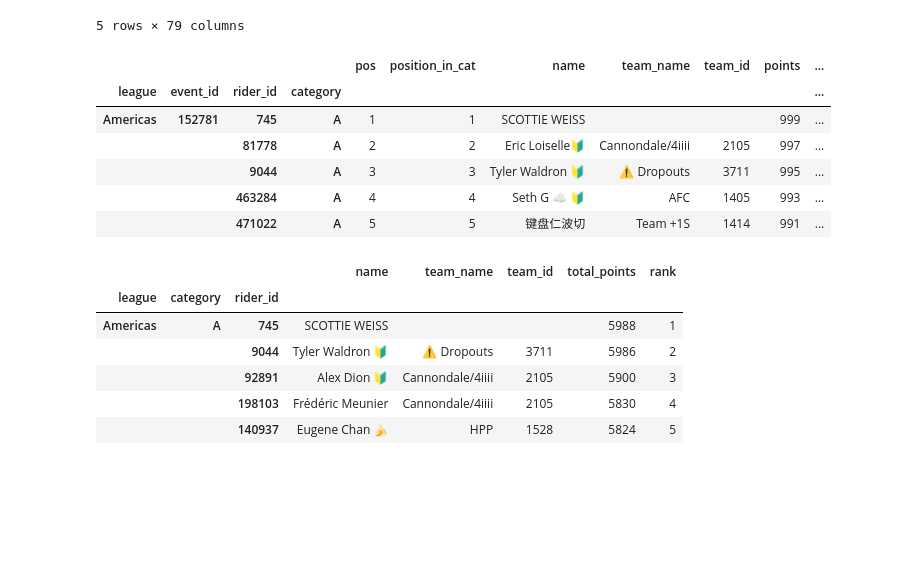
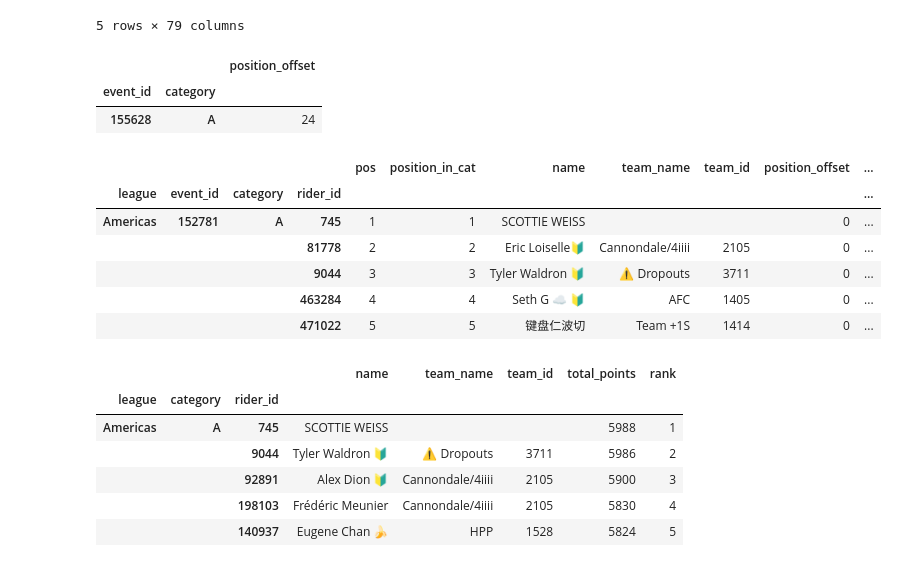
Before and after one commit to h4l/kiss-community-league-rider-ranks, a Jupyter notebook: kcl-rankings.ipynb, the cells around one changed output. Cells and saved outputs as stored; diff of their text form; code cells hidden in the pictures; blank space fills up the shorter version.

```diff
--- a/kcl-rankings.ipynb
+++ b/kcl-rankings.ipynb
@@ -24,3 +23,17 @@ league_ids = {
+# %%
+league_ids = {
+    'Americas': '102',
+    'Americas Women': '125',
+    'Europe': '100',
+    'Europe Women': '124',
+    'Pacific-Asia': '101'
+}
+
+# 24 riders were mistakenly DQ'd in the 2nd KCL Europe race ("conegate"), so points
+# are calculated with 25 onwards - i.e. 1st position is ranked like 25th.
+position_offsets = pd.DataFrame.from_records([
+    {'category': 'A', 'event_id': '155628', 'position_offset': 24}
+], index=['event_id', 'category'])
 # %%
 # Fetch all the data from ZP.
 # Note that ZP does provide individual rankings data via its API at:
@@ -78,41 +91,56 @@ def get_html_text(html_string):
     tree = etree.parse(StringIO(html_string), etree.HTMLParser())
     return tree.xpath('normalize-space()')
 
-def score_for_position(position_in_category):
-    return (1001 - position_in_category * 2)
+def score_for_position(placings):
+    effective_placing = placings['position_in_cat'] + placings['position_offset']
+    return 1001 - (effective_placing * 2)
+# %%
+position_offsets
+# %% [output]
+|  |  | position_offset |
+| event_id | category |  |
+| 155628 | A | 24 |
 # %%
 placings = (raw_placings[['event_id', 'rider_id', 'pos', 'position_in_cat',
                           'name', 'category', 'team_name', 'team_id', 'league']]
             .copy()
-            .set_index(['league', 'category', 'rider_id', 'event_id']))
+            .set_index(['event_id', 'category']))
+
+# position_offset adjusts actual finishing positions for scoring purposes (see conegate above)
+placings['position_offset'] = position_offsets
+placings['position_offset'] = placings['position_offset'].fillna(0).astype(int)
+
+placings = placings.reset_index().set_index(['league', 'category', 'rider_id', 'event_id'])
 
 # names are HTML encoded, (special chars are HTML entities), let's fix that
 placings['name'] = placings['name'].map(get_html_text)
 placings['team_name'] = placings['team_name'].map(get_html_text)
 
 # People without teams get '0' as a team ID - drop such IDs
 placings['team_id'] = placings.apply(lambda row: '' if row['team_name'] == '' and row['team_id'] == '0' else row['team_id'], axis=1)
 
+placings['position_offset'] = placings['position_offset'].fillna(0).astype(int)
+
 # Calculate the points earned by the rider's result
-placings['points'] = score_for_position(placings['position_in_cat'])
+placings['points'] = score_for_position(placings)
 
 placings = placings.join(events['ordinal']).rename(columns={'ordinal': 'event_ordinal'})
 
 # The rank position (1..n) of each event placing by score. We can take the top N ranked
 # points to get the top n results.
 placings['point_rank'] = (
     placings.sort_values(['league', 'category', 'rider_id', 'points', 'event_ordinal'],
                          ascending=[True, True, True, False, True])['points']
     .groupby(level=['league', 'category', 'rider_id'], sort=False)
     .rank(method='first', ascending=False, axis=1).astype(int))
 
 placings.head()
 # %% [output]
-|  |  |  |  | pos | position_in_cat | name | team_name | team_id | points | ... |
-| league | event_id | rider_id | category |  |  |  |  |  |  | ... |
-| Americas | 152781 | 745 | A | 1 | 1 | SCOTTIE WEISS |  |  | 999 | ... |
-|  |  | 81778 | A | 2 | 2 | Eric Loiselle🔰 | Cannondale/4iiii | 2105 | 997 | ... |
-|  |  | 9044 | A | 3 | 3 | Tyler Waldron 🔰 | ⚠️ Dropouts | 3711 | 995 | ... |
-|  |  | 463284 | A | 4 | 4 | Seth G ☁️ 🔰 | AFC | 1405 | 993 | ... |
-|  |  | 471022 | A | 5 | 5 | 键盘仁波切 | Team +1S | 1414 | 991 | ... |
+|  |  |  |  | pos | position_in_cat | name | team_name | team_id | position_offset | ... |
+| league | event_id | category | rider_id |  |  |  |  |  |  | ... |
+| Americas | 152781 | A | 745 | 1 | 1 | SCOTTIE WEISS |  |  | 0 | ... |
+|  |  |  | 81778 | 2 | 2 | Eric Loiselle🔰 | Cannondale/4iiii | 2105 | 0 | ... |
+|  |  |  | 9044 | 3 | 3 | Tyler Waldron 🔰 | ⚠️ Dropouts | 3711 | 0 | ... |
+|  |  |  | 463284 | 4 | 4 | Seth G ☁️ 🔰 | AFC | 1405 | 0 | ... |
+|  |  |  | 471022 | 5 | 5 | 键盘仁波切 | Team +1S | 1414 | 0 | ... |
 # %%
```
Also changed, not shown: parts of 10 cells of this notebook, 18 other files.
